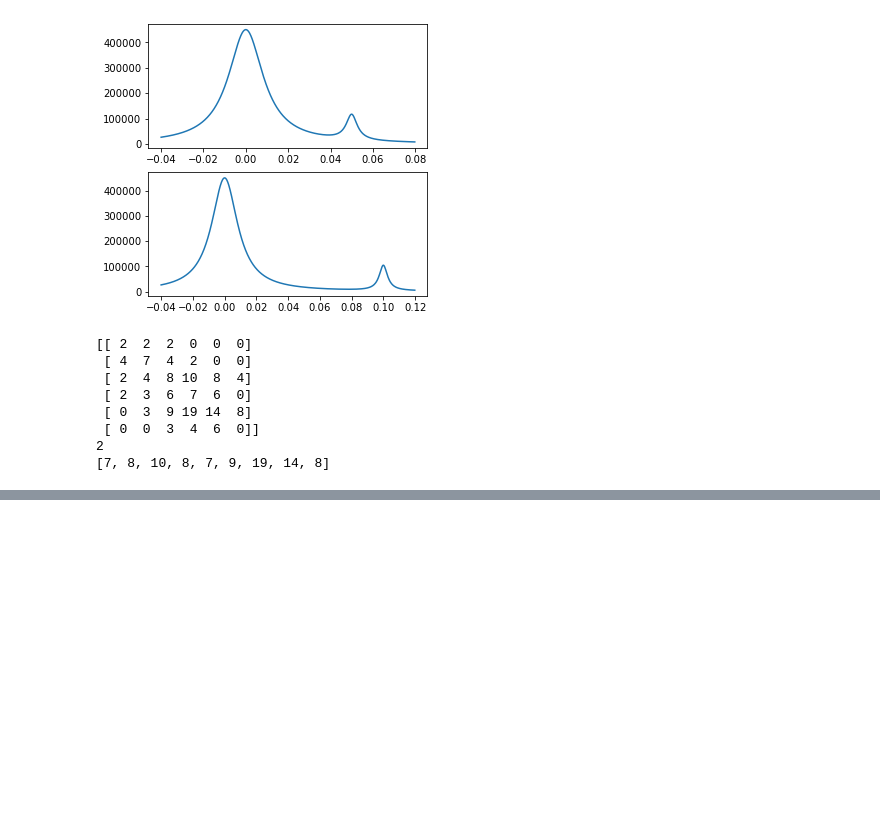
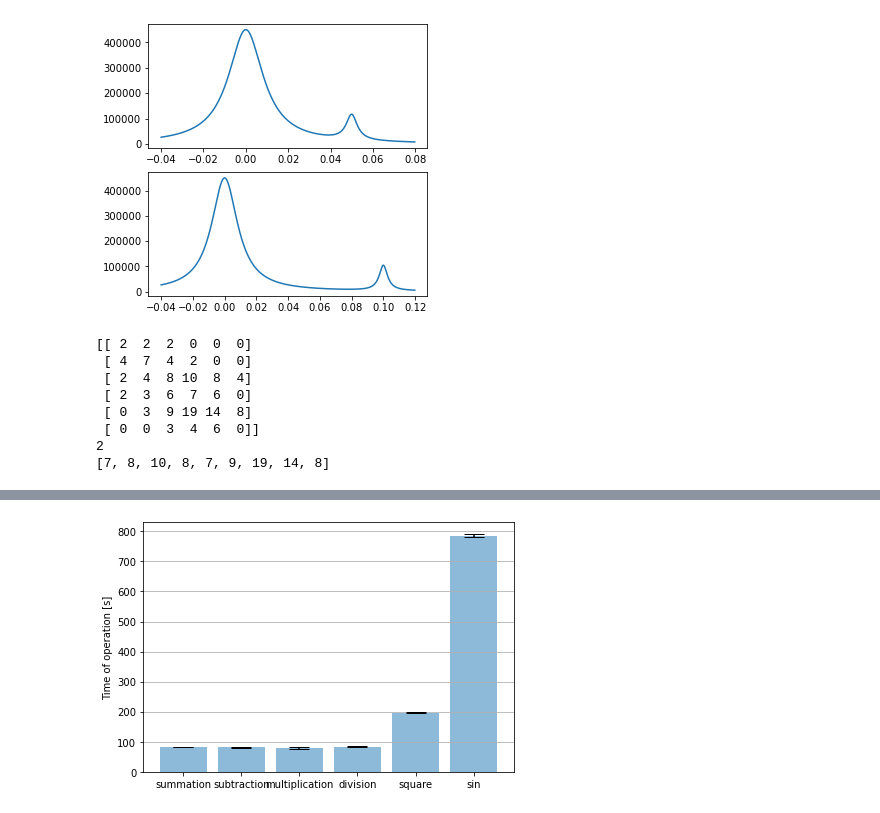
Before and after one commit to Unilmalas/TextAI, a Jupyter notebook: snippets 42.ipynb, the cells around one changed output, grey strips where cells are left out. Drawn from its saved outputs; the diff is of its cells as text; code cells hidden in the pictures; blank space fills up the shorter version.

```diff
--- a/snippets 42.ipynb
+++ b/snippets 42.ipynb
@@ -269,0 +693,73 @@ print([grad[hrxy[0][i], hrxy[1][i]] for i in range(len(hrxy[0]))])
+# %%
+# Import necessary modules
+import numpy as np
+import time
+import matplotlib.pyplot as plt
+
+# Define functions to test
+def summation(value):
+    return value+value
+
+def subtraction(value):
+    return value-value
+
+def multiplication(value):
+    return value*3.4
+
+def division(value):
+    return value/3.5
+
+def square(value):
+    return value**2
+
+def sin(value):
+    return np.sin(value)
+
+# Function that will evaluate the execution time
+def time_execution(func, valueToEvaluate, nOuterCycles, nCycles):
+    store = np.zeros( nOuterCycles)
+    for i in range( nOuterCycles):
+        start = time.time()
+        for j in range(nCycles):
+            func(valueToEvaluate)
+        end = time.time()
+        store[i]=(end-start)
+
+    meanCycleTime=np.round(np.mean(store)*1e9/nCycles)
+    stdCycleTime=np.round(np.std(store)*1e9/nCycles,2)
+    print("%s takes %s ns.\u00B1 %s ns per loop (mean ± std. dev. of %s runs %s loops each)" %(func.__name__,meanCycleTime,stdCycleTime,nOuterCycles,nCycles))
+    return func.__name__,meanCycleTime,stdCycleTime
+
+# Time execution parameters
+nCycles=1000000
+nOuterCycles=5
+value=1.1
+
+# Executes the functions and appends the results to a list
+valuesForPlot=[]
+valuesForPlot.append(time_execution(summation,value,nOuterCycles,nCycles))
+valuesForPlot.append(time_execution(subtraction,value,nOuterCycles,nCycles))
+valuesForPlot.append(time_execution(multiplication,value,nOuterCycles,nCycles))
+valuesForPlot.append(time_execution(division,value,nOuterCycles,nCycles))
+valuesForPlot.append(time_execution(square,value,nOuterCycles,nCycles))
+valuesForPlot.append(time_execution(sin,value,nOuterCycles,nCycles))
+
+
+## Bar plot
+# Collect entries for the plot
+x_names =  []
+y_values = []
+error =    []
+
+for i in valuesForPlot:
+    x_names.append(i[0])
+    y_values.append(i[1])
+    error.append(i[2])
+
+fig, ax = plt.subplots()
+ax.bar(x_names, y_values, yerr=error,align='center', alpha=0.5, ecolor='black', capsize=10)
+ax.set_ylabel('Time of operation [s]')
+ax.yaxis.grid(True)
+plt.tight_layout()
+plt.show()
+# %% [output]
@@ -269,0 +772 @@ print([grad[hrxy[0][i], hrxy[1][i]] for i in range(len(hrxy[0]))])
+[figure, added]
```
Also changed, not shown: parts of 21 cells of this notebook.
